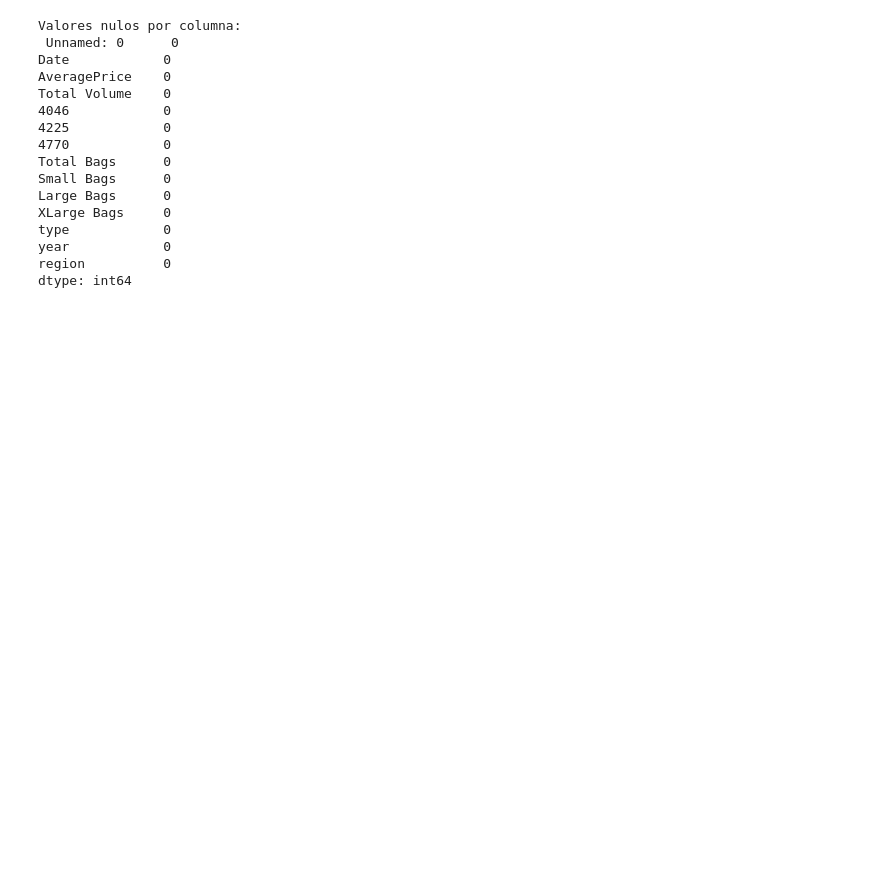
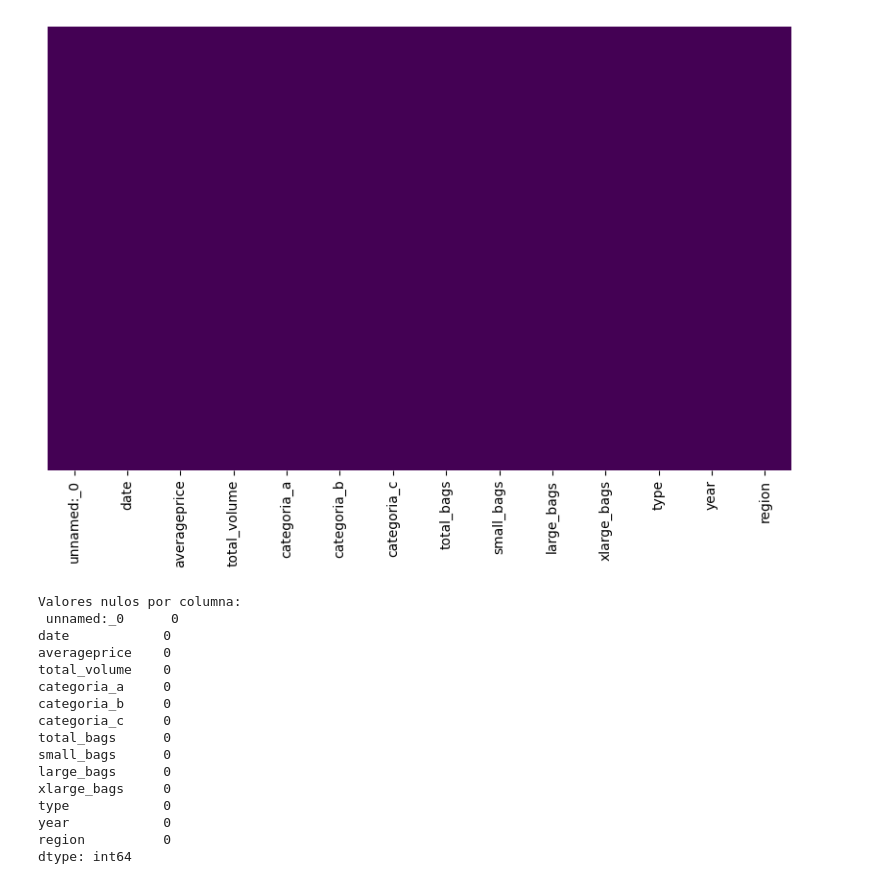
Before and after one commit to lauracoicue/Proyecto2_CDD, a Jupyter notebook: Proc2.ipynb, the cells around one changed output. Saved outputs shown, nothing was run; the diff lists cells and outputs as text; code cells hidden in the pictures; blank space fills up the shorter version.

Commit message:
graficas_modelos

```diff
--- a/Proc2.ipynb
+++ b/Proc2.ipynb
@@ -63,0 +31,10 @@ max     2018.000000
+# %%
+# Supongamos que estas son las columnas numéricas en el CSV
+nuevos_nombres = {
+    "4046": "categoria_a",
+    "4225": "categoria_b",
+    "4770": "categoria_c"
+}
+
+# Renombrar en el df
+df.rename(columns=nuevos_nombres, inplace=True)
@@ -63,0 +57,3 @@ max     2018.000000
+# %%
+df.columns = [col.lower().replace('%', '').strip().replace(' ', '_') for col in df.columns]
+df.columns
@@ -63,0 +153,9 @@ max     2018.000000
+# %%
+# Evolución temporal del precio (si existe columna de fecha)
+if 'date' in df.columns:
+    df['date'] = pd.to_datetime(df['date'])
+    df.sort_values('date', inplace=True)
+    plt.figure(figsize=(12, 6))
+    sns.lineplot(x='date', y='averageprice', data=df)
+    plt.title('Precio Promedio del Aguacate a lo Largo del Tiempo')
+    plt.show()
@@ -64,35 +164,29 @@ max     2018.000000
+# %%
+# Visualización de valores nulos
+# Esta grafica se realizo con el fin de observar si existen valores nulos en el dataset
+plt.figure(figsize=(10,6))
+sns.heatmap(df.isnull(), cmap='viridis', cbar=False, yticklabels=False)
+plt.show()
+# %% [output]
+[figure, added]
 # %%
 # Manejo de valores nulos
 print("Valores nulos por columna:\n", df.isnull().sum())
 # Si hay nulos, imputar con la media o eliminar filas
 # df.fillna(df.mean(), inplace=True)
-
-# Tratamiento de outliers
-Q1 = df['Total Volume'].quantile(0.25)
-Q3 = df['Total Volume'].quantile(0.75)
-IQR = Q3 - Q1
-df = df[(df['Total Volume'] >= Q1 - 1.5*IQR) & (df['Total Volume'] <= Q3 + 1.5*IQR)]
-
-# Variables categóricas a dummies
-df = pd.get_dummies(df, columns=['type', 'region'], drop_first=True)
-
-# Normalización (ej: StandardScaler)
-from sklearn.preprocessing import StandardScaler
-scaler = StandardScaler()
-df[num_vars] = scaler.fit_transform(df[num_vars])
 # %% [output]
 Valores nulos por columna:
- Unnamed: 0      0
-Date            0
-AveragePrice    0
-Total Volume    0
-4046            0
-4225            0
-4770            0
-Total Bags      0
-Small Bags      0
-Large Bags      0
-XLarge Bags     0
+ unnamed:_0      0
+date            0
+averageprice    0
+total_volume    0
+categoria_a     0
+categoria_b     0
+categoria_c     0
+total_bags      0
+small_bags      0
+large_bags      0
+xlarge_bags     0
 type            0
 year            0
 region          0
```
Also changed, not shown: parts of 22 cells of this notebook, 1 other file.
